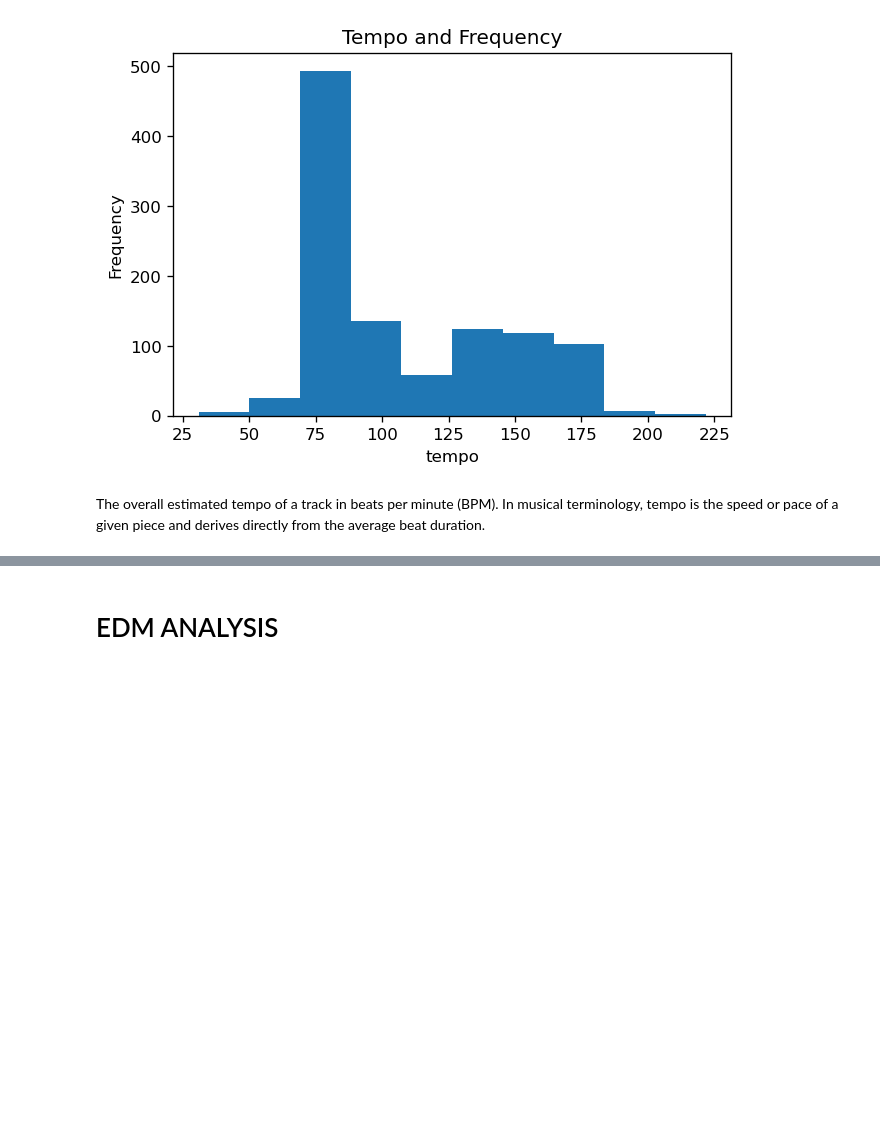
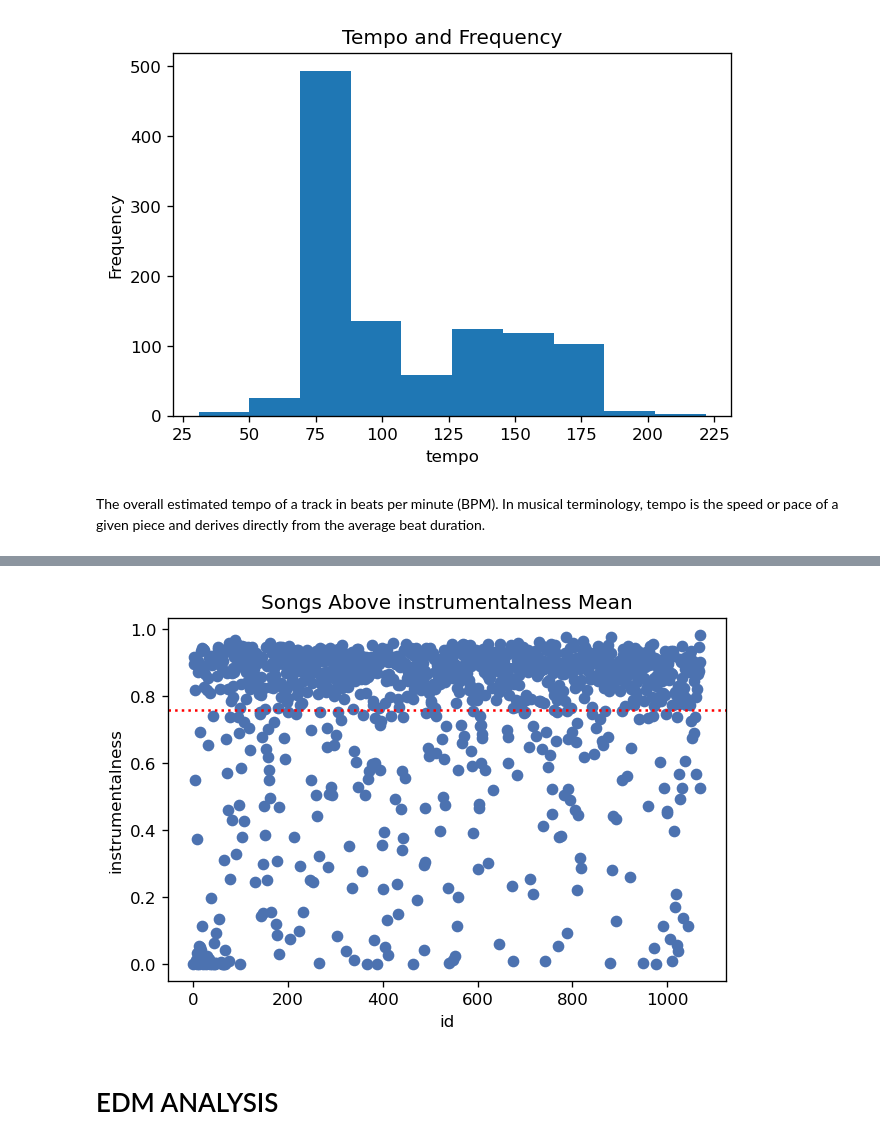
Before and after one commit to kchiev215/Spotify_EDM_Lofi_Analysis, a Jupyter notebook: Data_Analysis.ipynb, the cells around one changed output, grey strips where cells are left out. Cells and saved outputs as stored; diff of their text form; code cells hidden in the pictures; blank space fills up the shorter version.

```diff
--- a/Data_Analysis.ipynb
+++ b/Data_Analysis.ipynb
@@ -240,0 +262,9 @@ The overall estimated tempo of a track in beats per minute (BPM). In musical ter
+# %%
+plt.figure(figsize=(6,4), dpi= 120)
+plt.scatter(x=new_df_lofi['id'], y=new_df_lofi['instrumentalness'])
+plt.axhline(y=new_df_lofi['instrumentalness'].mean(), color='r', linestyle='dotted')
+plt.xlabel('id'), plt.ylabel('instrumentalness')
+plt.title('Songs Above instrumentalness Mean')
+plt.show()
+# %% [output]
+[figure, added]
```
Also changed, not shown: parts of 63 cells of this notebook, 1 other file.
